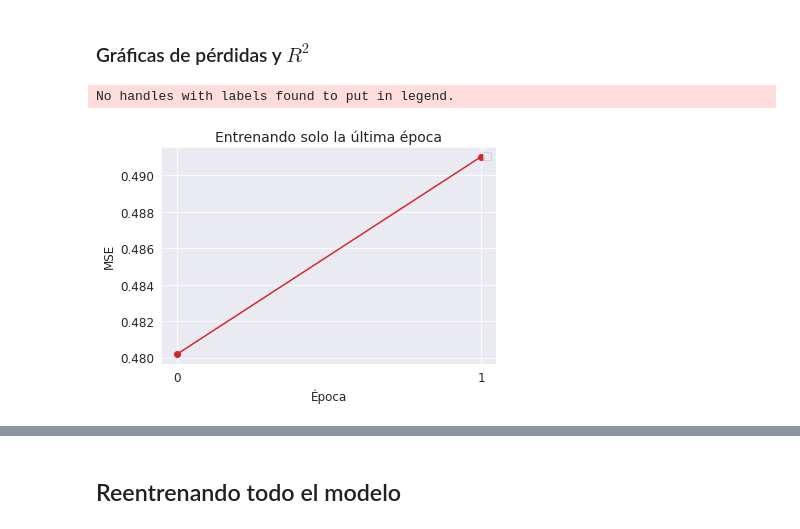
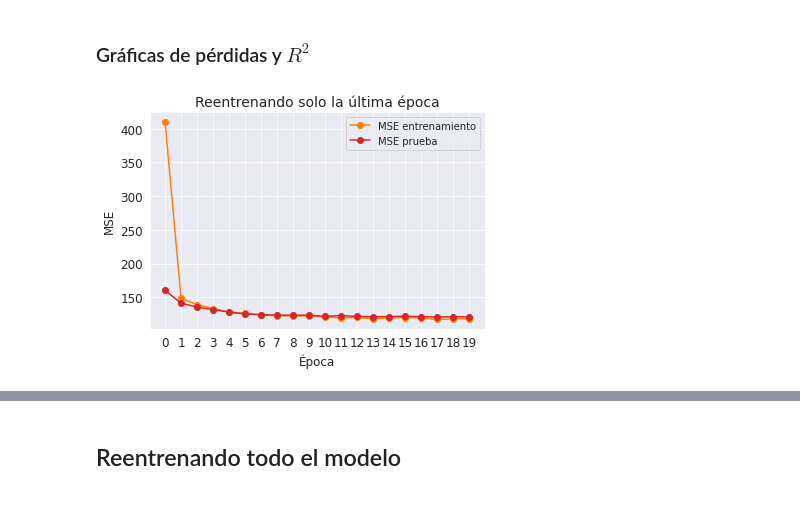
Before and after one commit to jodejetalo99/Introduccion-al-Aprendizaje-Profundo, a Jupyter notebook: IAP_T3_E1_JJTL_Entregable.ipynb, the cells around one changed output, grey strips where cells are left out. Drawn from its saved outputs; the diff is of its cells as text; code cells hidden in the pictures.

```diff
--- a/IAP_T3_E1_JJTL_Entregable.ipynb
+++ b/IAP_T3_E1_JJTL_Entregable.ipynb
@@ -504,0 +513,2 @@ mse_hist
+# %%
+mse_hist, r2_hist = trainUltimaEpoca(model, device)
@@ -505,16 +529,23 @@ mse_hist
 # %% [markdown]
 ### Gráficas de pérdidas y $R^2$
+# %%
+EPOCHS = 20
 # %%
-plt.plot(mse_hist, '-o',color='tab:red')
-plt.legend(loc='upper right')
-plt.xlabel('Época', fontsize=12)
-plt.ylabel('MSE',fontsize=12)
-plt.xticks(np.arange(0,EPOCHS), np.arange(0,EPOCHS), fontsize=12)
-plt.yticks(fontsize=12)
-#plt.ylim(30,100)
-plt.title('Entrenando solo la última época', fontsize=14)
-plt.show()
+# Funcion para graficar perdida (mse) de cada epoca
+def msePlot(mse_hist, titulo='Reentrenando solo la última época'):
+  trn_mse, tst_mse = mse_hist[0], mse_hist[1]
+  plt.plot(trn_mse, '-o',color='tab:orange', label='MSE entrenamiento')
+  plt.plot(tst_mse, '-o',color='tab:red', label='MSE prueba')
+  plt.legend(loc='upper right')
+  plt.xlabel('Época', fontsize=12)
+  plt.ylabel('MSE',fontsize=12)
+  plt.xticks(np.arange(0,EPOCHS), np.arange(0,EPOCHS), fontsize=12)
+  plt.yticks(fontsize=12)
+  #plt.ylim(30,100)
+  plt.title(titulo, fontsize=14)
+  plt.show()
-# %% [output]
-No handles with labels found to put in legend.
-[figure, removed]
+# %%
+ msePlot(mse_hist)
+# %% [output]
+[figure, added]
 # %%
```
Also changed, not shown: parts of 61 cells of this notebook.
